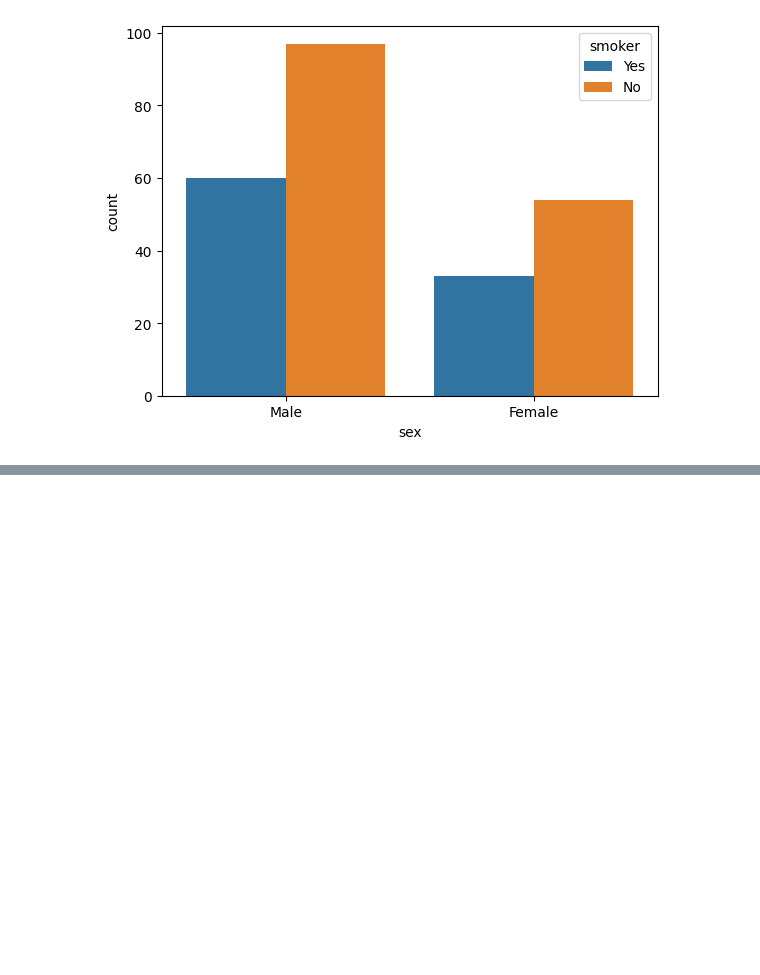
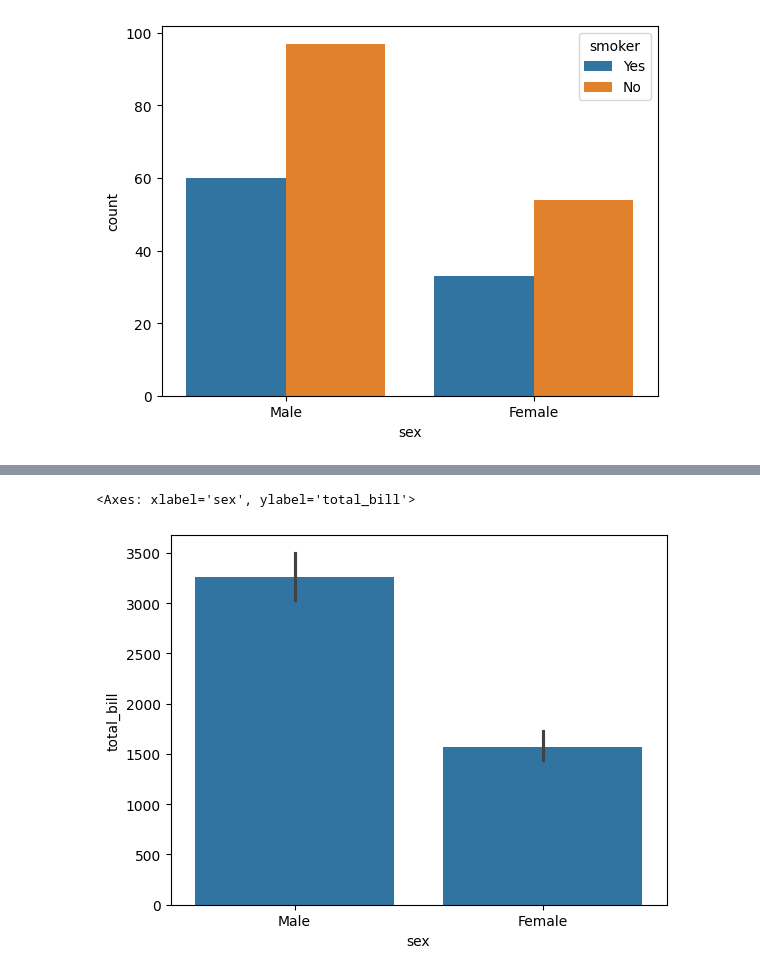
Before and after one commit to AtharvAwle/Data-Visualization-AIMLDS, a Jupyter notebook: CategoricalPlot.ipynb, the cells around one changed output, grey strips where cells are left out. Drawn from its saved outputs; the diff is of its cells as text; code cells hidden in the pictures; blank space fills up the shorter version.

```diff
--- a/CategoricalPlot.ipynb
+++ b/CategoricalPlot.ipynb
@@ -45,0 +56,7 @@ sns.countplot(x = dataset['sex'],hue = dataset['smoker'])
+# %%
+# bar plots also have estimator wherein we can change how quantative axis is measured by mean median sum count
+
+sns.barplot(x = dataset['sex'] , y = dataset['total_bill'] , estimator= np.sum)
+# %% [output]
+<Axes: xlabel='sex', ylabel='total_bill'>
+[figure, added]
```
Also changed, not shown: parts of 3 cells of this notebook.
